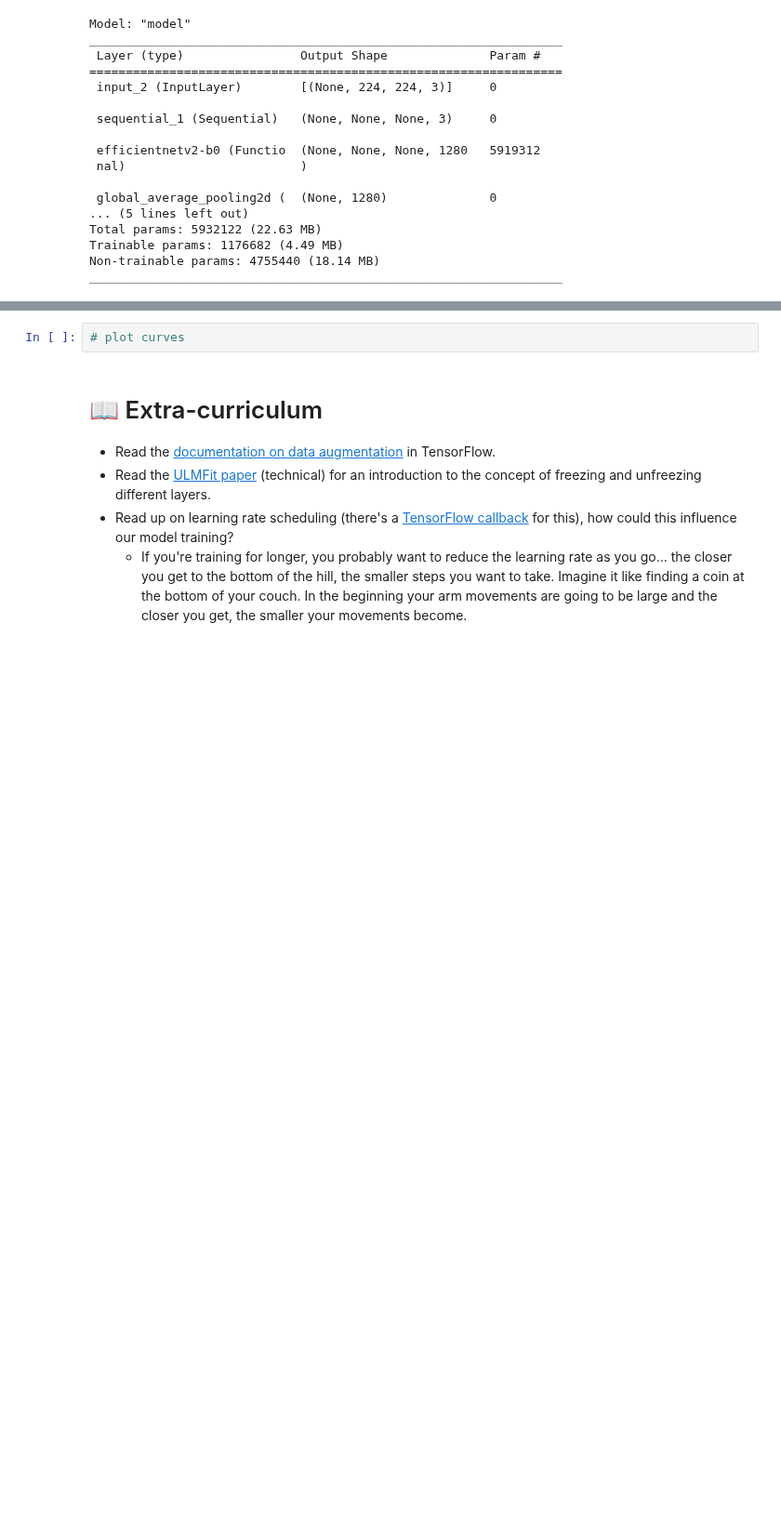
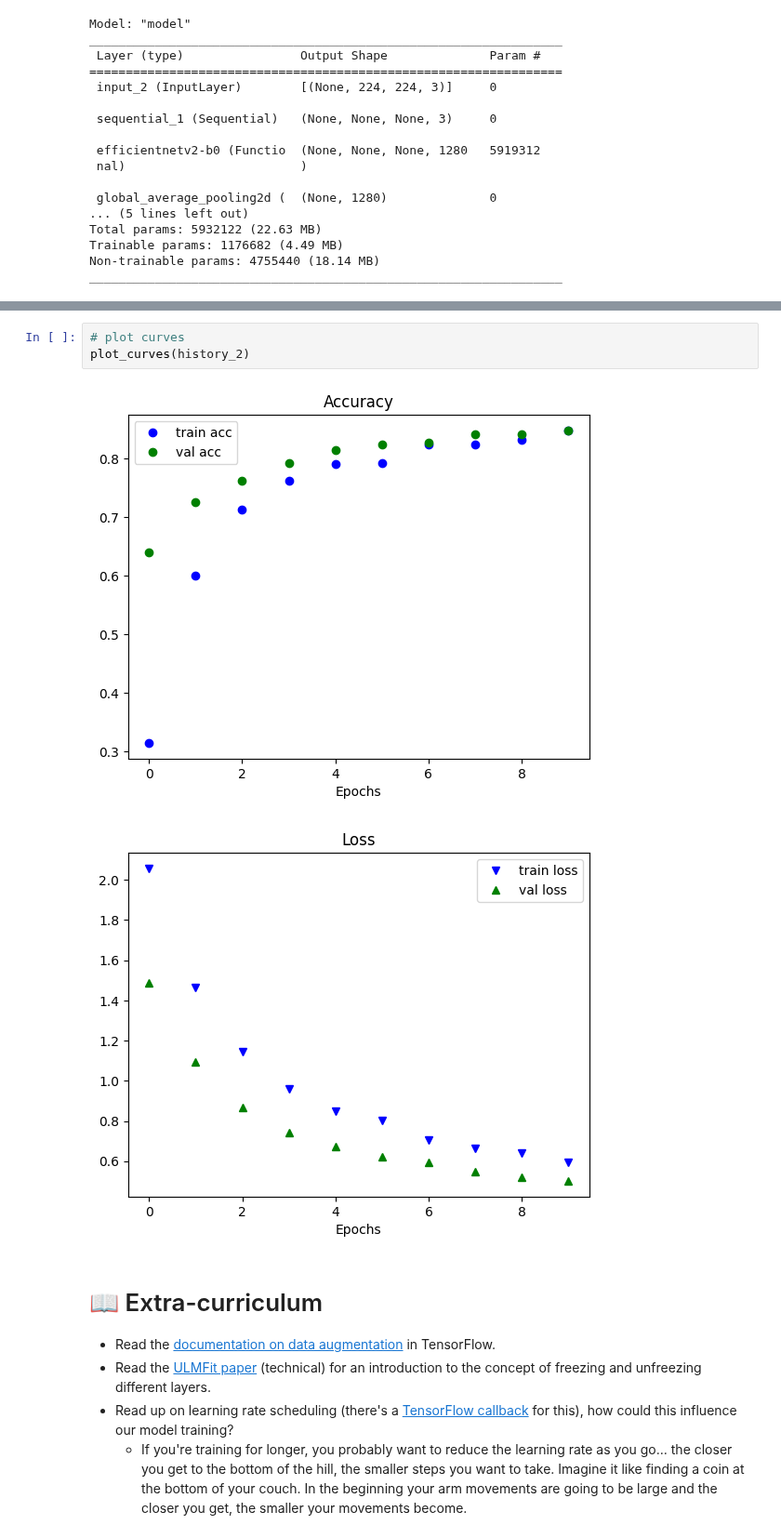
Before and after one commit to yhs2773/TensorFlow-for-Deep-Learning, a Jupyter notebook: Notebooks/05. Transfer Learning with TensorFlow Part 2 - Fine-tuning (Exercise).ipynb, the cells around one changed output, grey strips where cells are left out. Shown at 93% size. Saved outputs shown, nothing was run; the diff lists cells and outputs as text; blank space fills up the shorter version.

```diff
--- a/Notebooks/05. Transfer Learning with TensorFlow Part 2 - Fine-tuning (Exercise).ipynb
+++ b/Notebooks/05. Transfer Learning with TensorFlow Part 2 - Fine-tuning (Exercise).ipynb
@@ -435,5 +475,9 @@ model_2.evaluate(test_data)
 # %%
 # plot curves
+plot_curves(history_2)
+# %% [output]
+[figure, added]
+[figure, added]
 # %% [markdown]
 # 📖 Extra-curriculum
 
```
Also changed, not shown: parts of 15 cells of this notebook.
